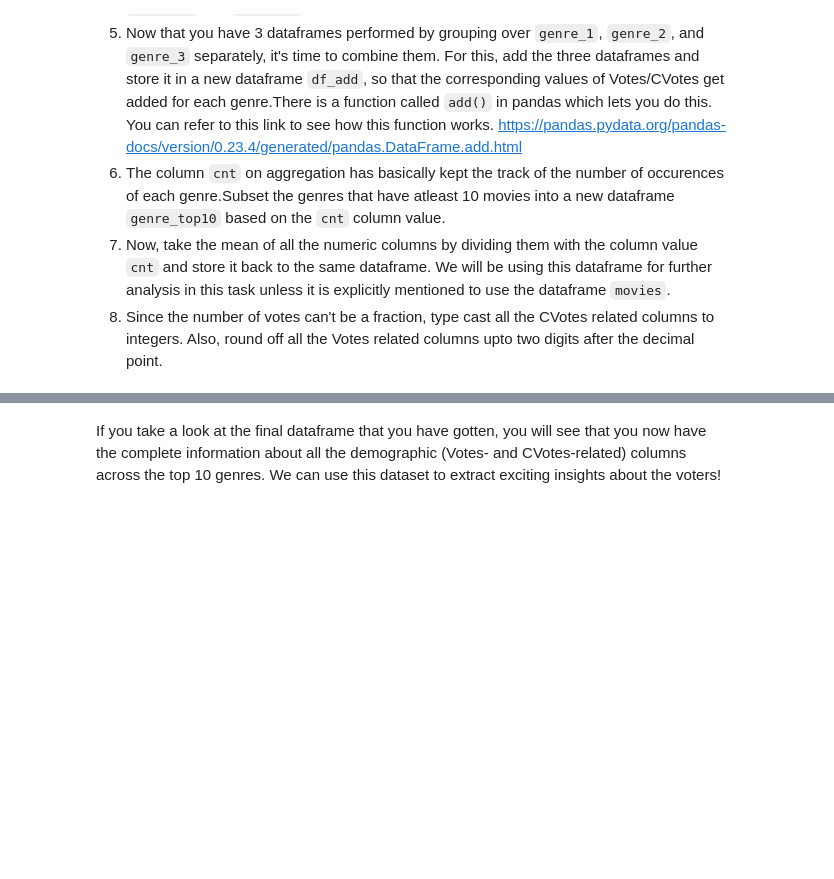
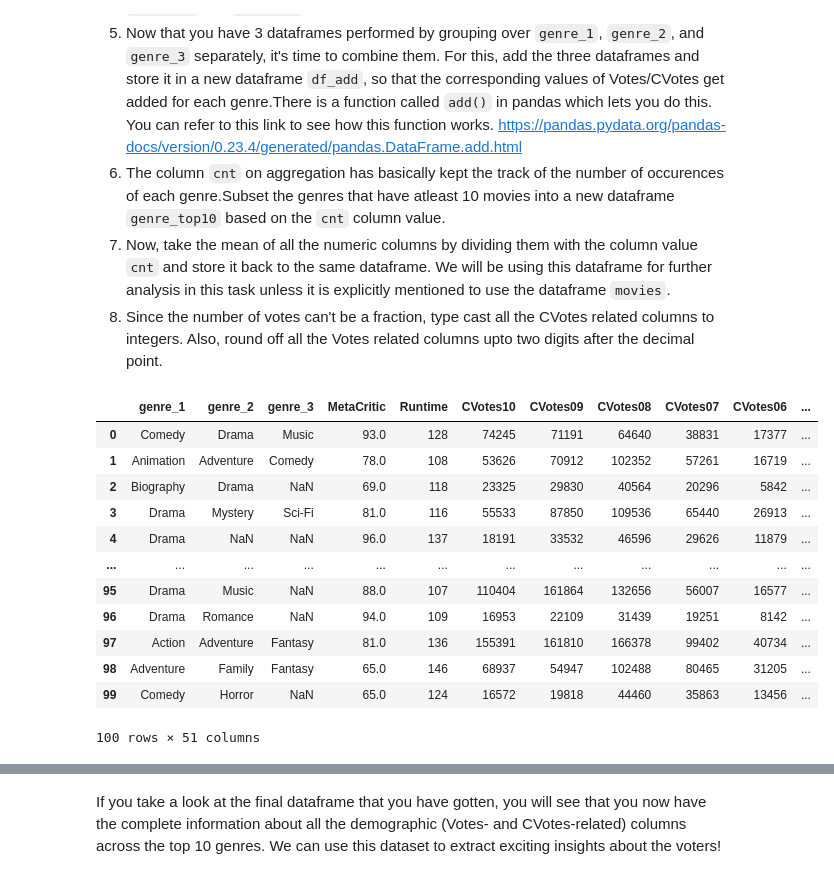
Before and after one commit to gokilapriya1808-AI/AI-ML-Assignments, a Jupyter notebook: IMDb+Movie+Assignment_gokila.ipynb, the cells around one changed output, grey strips where cells are left out. Cells and saved outputs as stored; diff of their text form; code cells hidden in the pictures; blank space fills up the shorter version.

```diff
--- a/IMDb+Movie+Assignment_gokila.ipynb
+++ b/IMDb+Movie+Assignment_gokila.ipynb
@@ -574,2 +572,20 @@ There are 3 columns in the dataframe - `genre_1`, `genre_2`, and `genre_3`. As a
+# %%
+# Create the dataframe df_by_genre
+df_by_genre = df[['genre_1','genre_2','genre_3','MetaCritic','Runtime','CVotes10','CVotes09','CVotes08','CVotes07','CVotes06','CVotes05','CVotes04','CVotes03','CVotes02','CVotes01','CVotesMale','CVotesFemale','CVotesU18','CVotesU18M','CVotesU18F','CVotes1829','CVotes1829M','CVotes1829F','CVotes3044','CVotes3044M','CVotes3044F','CVotes45A','CVotes45AM','CVotes45AF','CVotes1000','CVotesUS','CVotesnUS','VotesM','VotesF','VotesU18','VotesU18M','VotesU18F','Votes1829','Votes1829M','Votes1829F','Votes3044','Votes3044M','Votes3044F','Votes45A','Votes45AM','Votes45AF','Votes1000','VotesUS','VotesnUS','content_rating','Country']]
+df_by_genre
+# %% [output]
+|  | genre_1 | genre_2 | genre_3 | MetaCritic | Runtime | CVotes10 | CVotes09 | CVotes08 | CVotes07 | CVotes06 | ... |
+| 0 | Comedy | Drama | Music | 93.0 | 128 | 74245 | 71191 | 64640 | 38831 | 17377 | ... |
+| 1 | Animation | Adventure | Comedy | 78.0 | 108 | 53626 | 70912 | 102352 | 57261 | 16719 | ... |
+| 2 | Biography | Drama | NaN | 69.0 | 118 | 23325 | 29830 | 40564 | 20296 | 5842 | ... |
+| 3 | Drama | Mystery | Sci-Fi | 81.0 | 116 | 55533 | 87850 | 109536 | 65440 | 26913 | ... |
+| 4 | Drama | NaN | NaN | 96.0 | 137 | 18191 | 33532 | 46596 | 29626 | 11879 | ... |
+| ... | ... | ... | ... | ... | ... | ... | ... | ... | ... | ... | ... |
+| 95 | Drama | Music | NaN | 88.0 | 107 | 110404 | 161864 | 132656 | 56007 | 16577 | ... |
+| 96 | Drama | Romance | NaN | 94.0 | 109 | 16953 | 22109 | 31439 | 19251 | 8142 | ... |
+| 97 | Action | Adventure | Fantasy | 81.0 | 136 | 155391 | 161810 | 166378 | 99402 | 40734 | ... |
+| 98 | Adventure | Family | Fantasy | 65.0 | 146 | 68937 | 54947 | 102488 | 80465 | 31205 | ... |
+| 99 | Comedy | Horror | NaN | 65.0 | 124 | 16572 | 19818 | 44460 | 35863 | 13456 | ... |
+100 rows × 51 columns
 # %%
 # Create a column cnt and initialize it to 1
```
Also changed, not shown: parts of 12 cells of this notebook.
